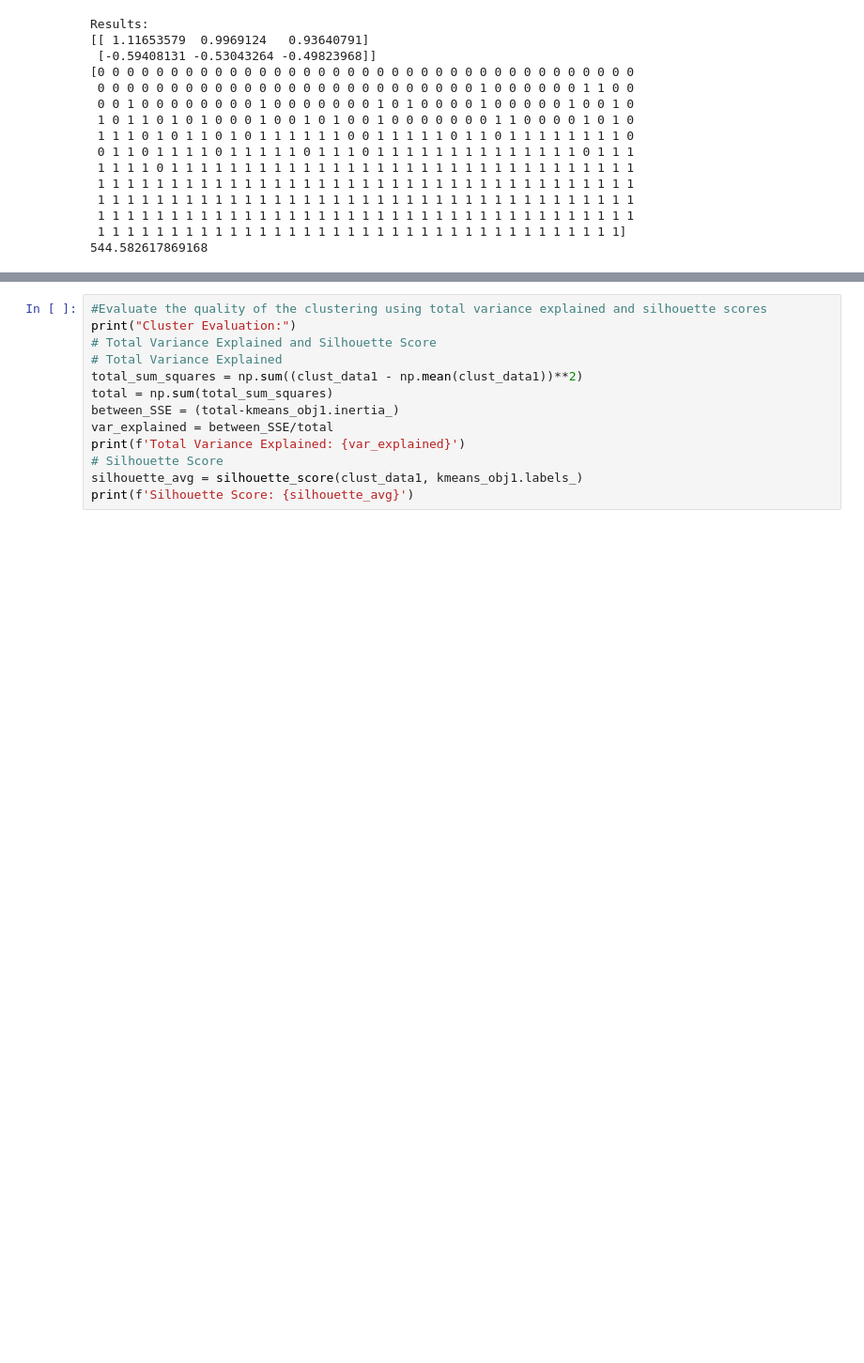
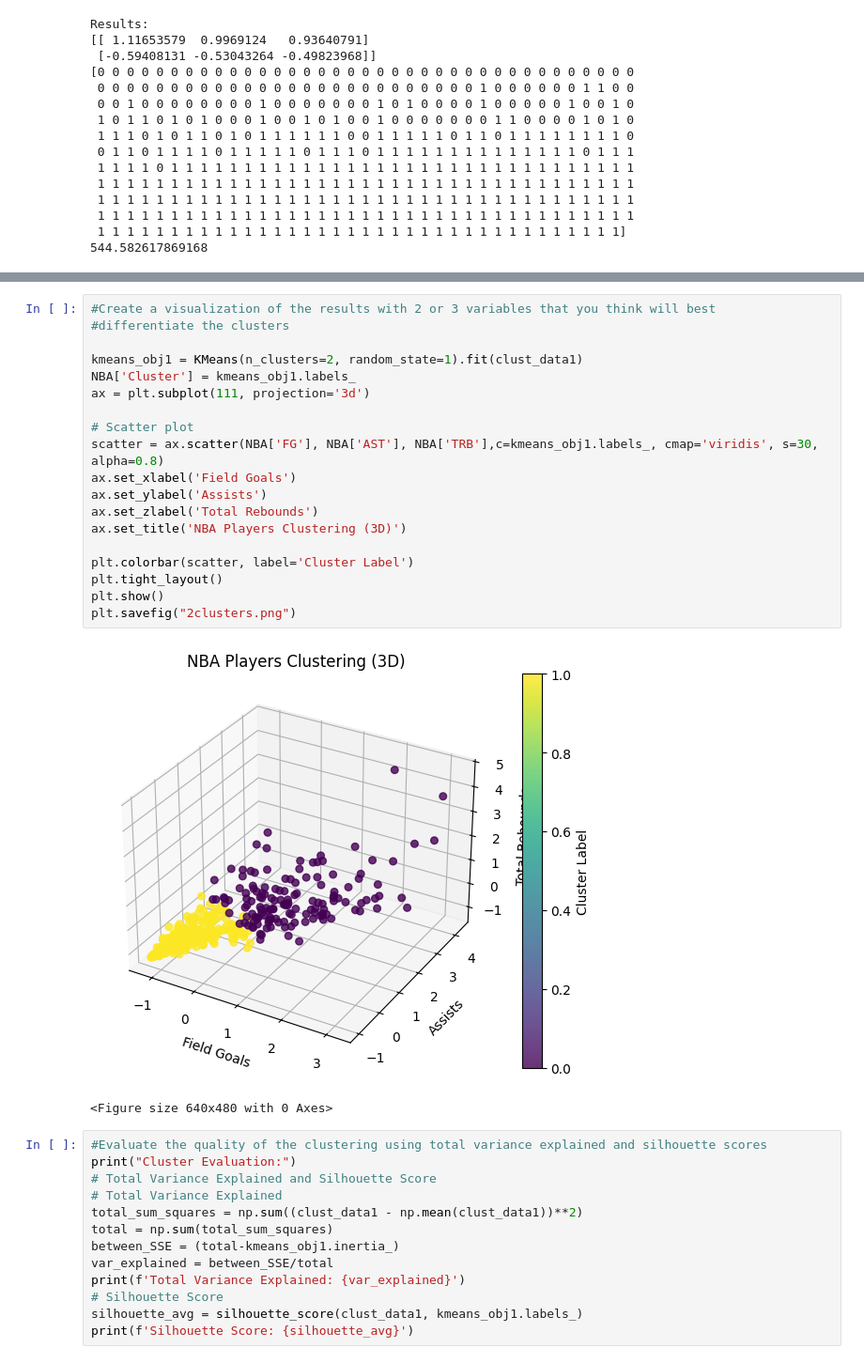
Before and after one commit to PatrickHo718/DS-3021, a Jupyter notebook: 10_kMeans Clustering/Lab-Clustering.ipynb, the cells around one changed output, grey strips where cells are left out. Shown at 94% size. Drawn from its saved outputs; the diff is of its cells as text; blank space fills up the shorter version.

```diff
--- a/10_kMeans Clustering/Lab-Clustering.ipynb
+++ b/10_kMeans Clustering/Lab-Clustering.ipynb
@@ -109,3 +98,25 @@ fig.show()
+# %%
+#Create a visualization of the results with 2 or 3 variables that you think will best
+#differentiate the clusters
+
+kmeans_obj1 = KMeans(n_clusters=2, random_state=1).fit(clust_data1)
+NBA['Cluster'] = kmeans_obj1.labels_
+ax = plt.subplot(111, projection='3d')
+
+# Scatter plot
+scatter = ax.scatter(NBA['FG'], NBA['AST'], NBA['TRB'],c=kmeans_obj1.labels_, cmap='viridis', s=30, alpha=0.8)
+ax.set_xlabel('Field Goals')
+ax.set_ylabel('Assists')
+ax.set_zlabel('Total Rebounds')
+ax.set_title('NBA Players Clustering (3D)')
+
+plt.colorbar(scatter, label='Cluster Label')
+plt.tight_layout()
+plt.show()
+plt.savefig("2clusters.png")
+# %% [output]
+[figure, added]
+<Figure size 640x480 with 0 Axes>
 # %%
 #Evaluate the quality of the clustering using total variance explained and silhouette scores
 print("Cluster Evaluation:")
```
Also changed, not shown: parts of 4 cells of this notebook, 3 other files.
